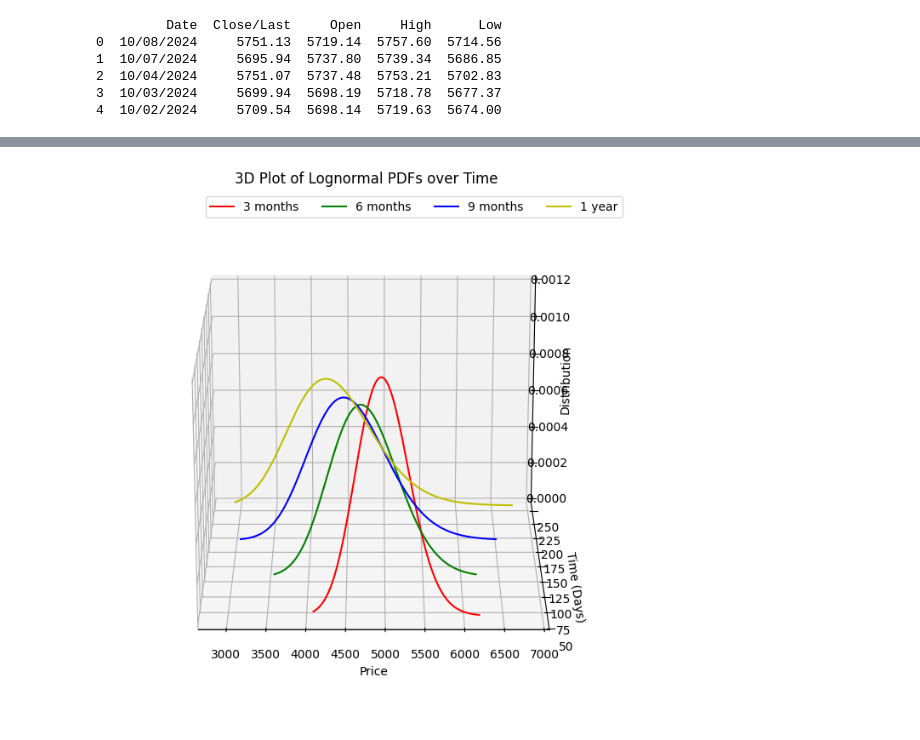
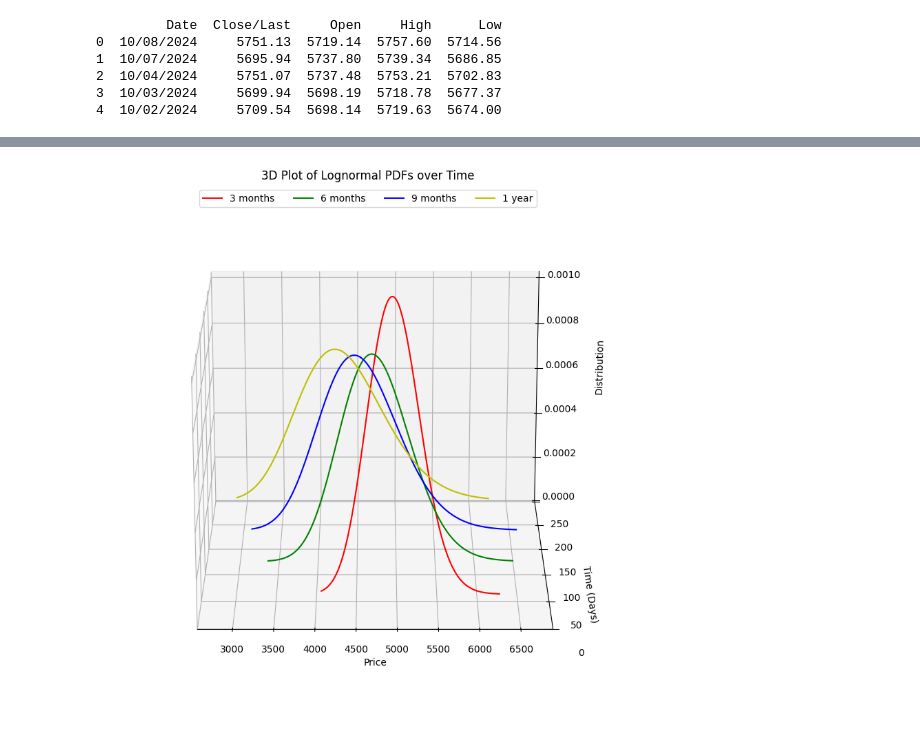
Before and after one commit to kellyj83/SDE-Code, a Jupyter notebook: GBM.ipynb, the cells around one changed output, grey strips where cells are left out. Cells and saved outputs as stored; diff of their text form; code cells hidden in the pictures.

```diff
--- a/GBM.ipynb
+++ b/GBM.ipynb
@@ -298,23 +285,35 @@ Graph 2: This 3D graph demonstrates how the distribution of the stock price spre
 # %%
 # Initialize 3D plot
-fig = plt.figure(figsize=(14, 8))
+fig = plt.figure(figsize=(10, 10))
 ax = fig.add_subplot(111, projection="3d")
 
 times = [N // 4, N // 2, 3 * N // 4, N]  # Time points for PDFs
 written_times = ["3 months", "6 months", "9 months", "1 year"]
 colors = ['r', 'g', 'b', 'y']
 
 # Store PDF values for each time
 for idx, time in enumerate(times):
     pdf_vals, x_vals = plot_sim(time, M, True)  # Get PDF and x_vals at each time step
     ax.plot(x_vals, time, zs=pdf_vals, zdir='z', color=colors[idx], label = written_times[idx])
 
 ax.set_xlabel('Price')
-ax.set_ylabel('Time (Days)')
-ax.set_zlabel('Distribution')
+ax.set_ylabel('Time (Days)', labelpad=20)
+ax.set_zlabel('Distribution', labelpad=40)
 ax.set_title('3D Plot of Lognormal PDFs over Time')
+
+ax.set_xlim(min(x_vals)*0.9, max(x_vals)*1.1)  # Adjust the Price axis to give some padding
+ax.set_ylim(0, N)  # Time axis: adjust from 0 to N days
+ax.set_zlim(0, max(pdf_vals)*1.5)  # Adjust the z-axis to have more space
+
+
+
+ax.zaxis.set_tick_params(pad=15)
+ax.yaxis.set_tick_params(pad=15)
+
+
 ax.view_init(elev=20., azim=-90, roll=0)
-ax.legend(ncols=4)
+ax.legend(ncols=4, loc="upper center")
+
 plt.show()
 # %% [output]
-[figure, old version]
+[figure, new version]
```
Also changed, not shown: parts of 14 cells of this notebook, 5 other files.
